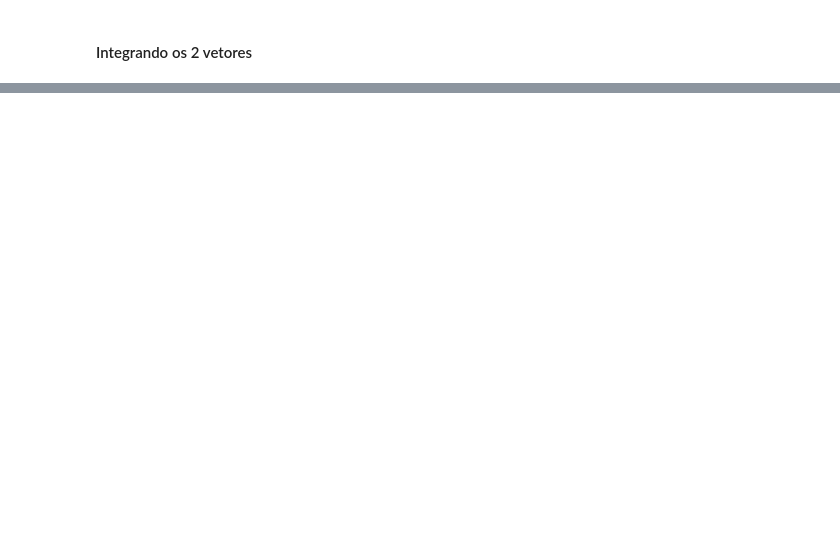
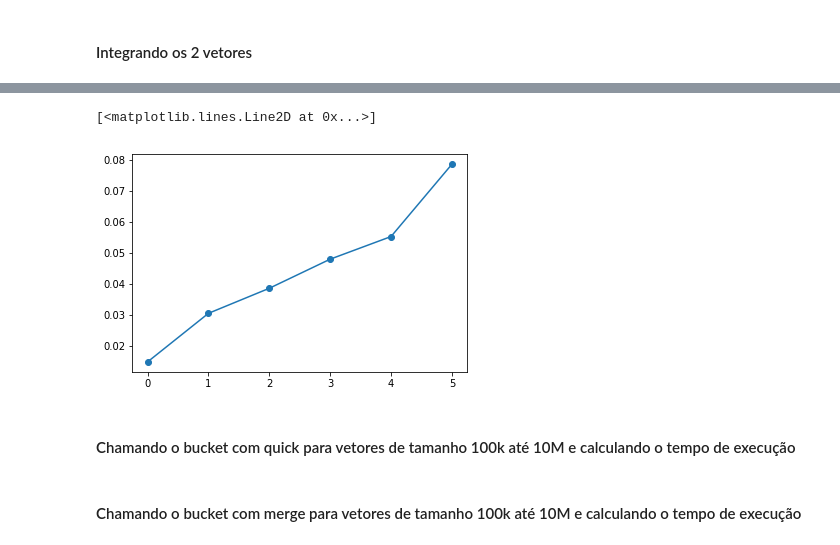
Before and after one commit to EDAII/Lista3_Gabriel_e_Zarbielli, a Jupyter notebook: Algorítimos de Ordenação O(n log n).ipynb, the cells around one changed output, grey strips where cells are left out. Saved outputs shown, nothing was run; the diff lists cells and outputs as text; code cells hidden in the pictures; blank space fills up the shorter version.

Commit message:
Adds new bucket sort and new benchmarking
Signed-off-by: Gabriel Filipe <gabrielfilipe7unb@gmail.com>
Co-authored-by: Zarbielli <jlfz06@gmail.com>

```diff
--- a/Algorítimos de Ordenação O(n log n).ipynb
+++ b/Algorítimos de Ordenação O(n log n).ipynb
@@ -613,0 +614,30 @@ plt.plot(merge_vetorzao, linestyle='-', marker='o')
+# %%
+#VETOR 20K
+start6_bucket_merge = time.time()
+bucket_sort_merge(vetorzin6)
+end6_bucket_merge = time.time()
+
+#VETOR 17,5K
+start5_bucket_merge = time.time()
+bucket_sort_merge(vetorzin5)
+end5_bucket_merge = time.time()
+
+#VETOR 15K
+start4_bucket_merge = time.time()
+bucket_sort_merge(vetorzin4)
+end4_bucket_merge = time.time()
+
+#VETOR 12,5K
+start3_bucket_merge = time.time()
+bucket_sort_merge(vetorzin3)
+end3_bucket_merge = time.time()
+
+#VETOR 10K
+start2_bucket_merge = time.time()
+bucket_sort_merge(vetorzin2)
+end2_bucket_merge = time.time()
+
+#VETOR 5K
+start1_bucket_merge = time.time()
+bucket_sort_merge(vetorzin1)
+end1_bucket_merge = time.time()
@@ -613,0 +660,16 @@ plt.plot(merge_vetorzao, linestyle='-', marker='o')
+# %%
+bck6_merge = end6_bucket_merge - start6_bucket_merge
+bck5_merge = end5_bucket_merge - start5_bucket_merge
+bck4_merge = end4_bucket_merge - start4_bucket_merge
+bck3_merge = end3_bucket_merge - start3_bucket_merge
+bck2_merge = end2_bucket_merge - start2_bucket_merge
+bck1_merge = end1_bucket_merge - start1_bucket_merge
+
+bucket_vetorzin_merge = [bck1_merge,bck2_merge,bck3_merge,bck4_merge,bck5_merge,bck6_merge]
+
+plt.plot(bucket_vetorzin_merge, linestyle='-', marker='o')
+# %% [output]
+[<matplotlib.lines.Line2D at 0x...>]
+[figure, added]
+# %% [markdown]
+#### Chamando o bucket com quick  para vetores de tamanho 100k até 10M e calculando o tempo de execução
@@ -613,0 +706,2 @@ plt.plot(merge_vetorzao, linestyle='-', marker='o')
+# %% [markdown]
+#### Chamando o bucket com merge  para vetores de tamanho 100k até 10M e calculando o tempo de execução
```
Also changed, not shown: parts of 63 cells of this notebook.
